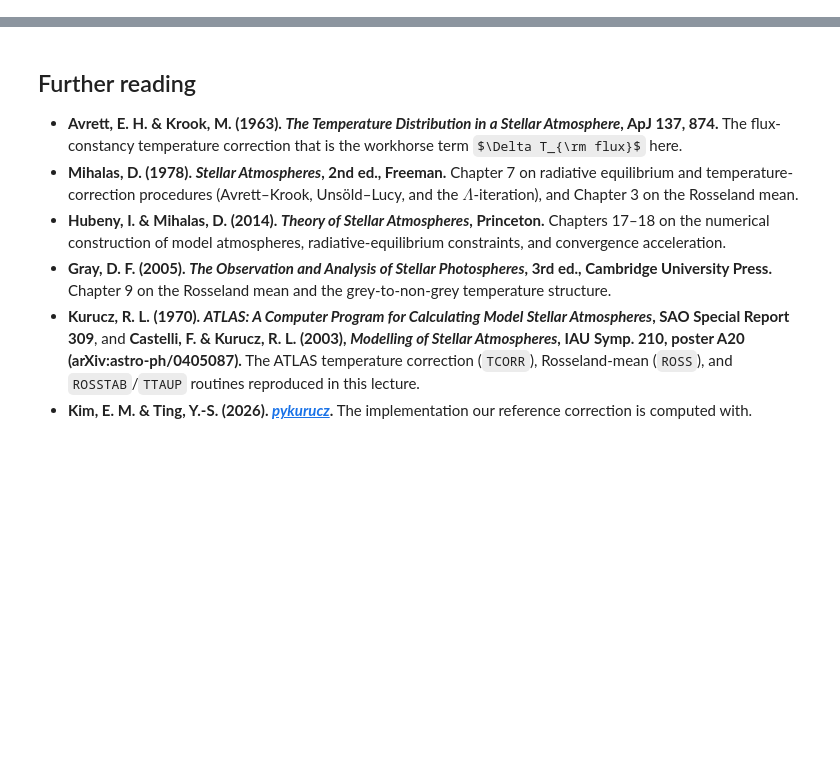
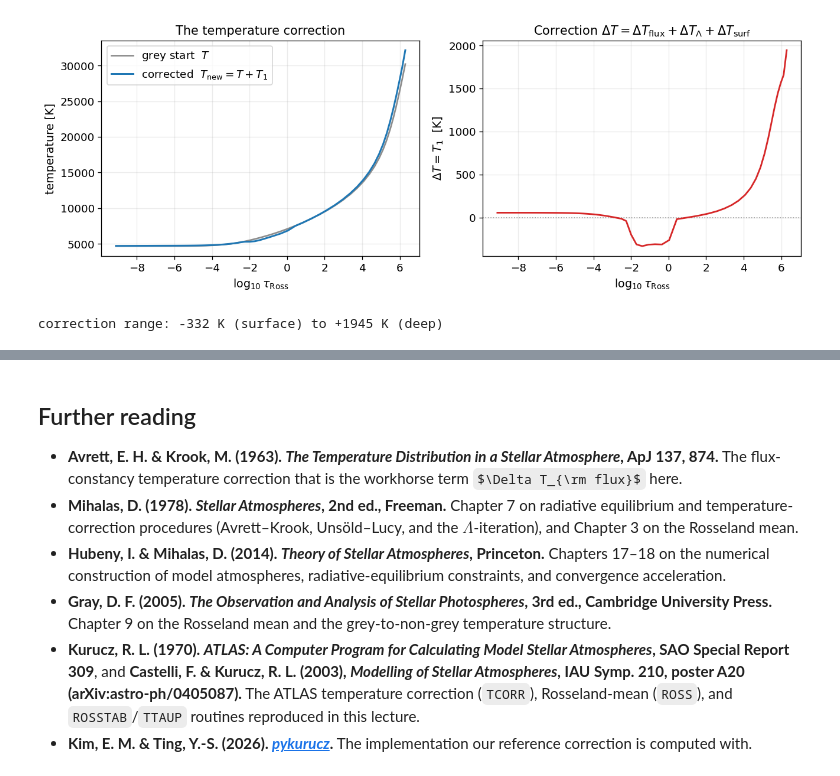
Before and after one commit to tingyuansen/stellar-spectroscopy-from-scratch-gpu, a Jupyter notebook: content/Lecture10.ipynb, the cells around one changed output, grey strips where cells are left out. Cells and saved outputs as stored; diff of their text form; code cells hidden in the pictures; some formulas as TeX source; blank space fills up the shorter version.

Commit message:
fix lecture 10 GPU temperature correction parity

```diff
--- a/content/Lecture10.ipynb
+++ b/content/Lecture10.ipynb
@@ -983,0 +286,8 @@ The grey starting atmosphere from Lecture 9 is hydrostatically balanced but **no
+# %%
+def josh_optics(acont, scont, sigmac, rhox, bnu):
+    abtot = torch.clamp(acont + sigmac, min=1e-300)
+    alpha = sigmac / abtot
+    snubar = torch.where(acont > 0, acont * scont / acont, bnu)
+    start = abtot[:, 0] * rhox[0]
+    taunu = integ(rhox, abtot, start)
+    return abtot, alpha, snubar, taunu
@@ -983,0 +649,17 @@ The grey starting atmosphere from Lecture 9 is hydrostatically balanced but **no
+# %%
+tnew64 = torch.clamp(T64 + t1_64, min=1.0)
+# JUSTIFIED-LOOP: exact bottom-up ATLAS monotonicity guard over 80 layers.
+for i in range(1, n):
+    j = n-1-i
+    tnew64[j] = torch.minimum(tnew64[j], tnew64[j+1]-1.0)
+tnew64 = torch.where(torch.isfinite(tnew64), tnew64, torch.clamp(T64, min=1.0))
+tnew = tnew64.to(device=DEVICE, dtype=DTYPE)
+
+e_dtflux = compare("dtflux (Avrett-Krook)", dtflux64, "dtflux_ref")
+e_dtlamb = compare("dtlamb (local-Lambda)", dtlamb64, "dtlamb_ref")
+e_t1 = compare("T1 (total)", t1_64, "t1_ref")
+
+# `dtflux` is a raw cancellation diagnostic: it divides the tiny residual
+# (flxrad - flux), so max-relative error is dominated by a near-zero layer.
+# The carried TCORR result is gated at the final corrected T/RHOX benchmark.
+assert e_dtlamb < 5.000e-06
@@ -983,0 +840,21 @@ The grey starting atmosphere from Lecture 9 is hydrostatically balanced but **no
+# %%
+tnew_plot = tnew.cpu().numpy()
+t1_plot = t1.cpu().numpy()
+tauros_plot = tauros.cpu().numpy()
+T_in_plot = T_in.cpu().numpy()
+
+fig, ax = plt.subplots(1, 2, figsize=(11, 4.1))
+ax[0].plot(np.log10(tauros_plot), T_in_plot, color="0.55", lw=1.6, label="grey start  $T$")
+ax[0].plot(np.log10(tauros_plot), tnew_plot, color="C0",   lw=1.8, label=r"corrected  $T_{\rm new}=T+T_1$")
+ax[0].set_xlabel(r"$\log_{10}\tau_{\rm Ross}$"); ax[0].set_ylabel("temperature [K]")
+ax[0].set_title("The temperature correction"); ax[0].legend(loc="upper left")
+
+ax[1].axhline(0.0, color="0.6", ls=":", lw=1.0)
+ax[1].plot(np.log10(tauros_plot), t1_plot, color="C3", lw=1.7)
+ax[1].set_xlabel(r"$\log_{10}\tau_{\rm Ross}$"); ax[1].set_ylabel(r"$\Delta T = T_1$  [K]")
+ax[1].set_title(r"Correction $\Delta T = \Delta T_{\rm flux}+\Delta T_\Lambda+\Delta T_{\rm surf}$")
+fig.tight_layout(); plt.show()
+print(f"correction range: {t1_plot.min():+.0f} K (surface) to {t1_plot.max():+.0f} K (deep)")
+# %% [output]
+[figure, added]
+correction range: -332 K (surface) to +1945 K (deep)
```
Also changed, not shown: parts of 117 cells of this notebook, 2 other files.
